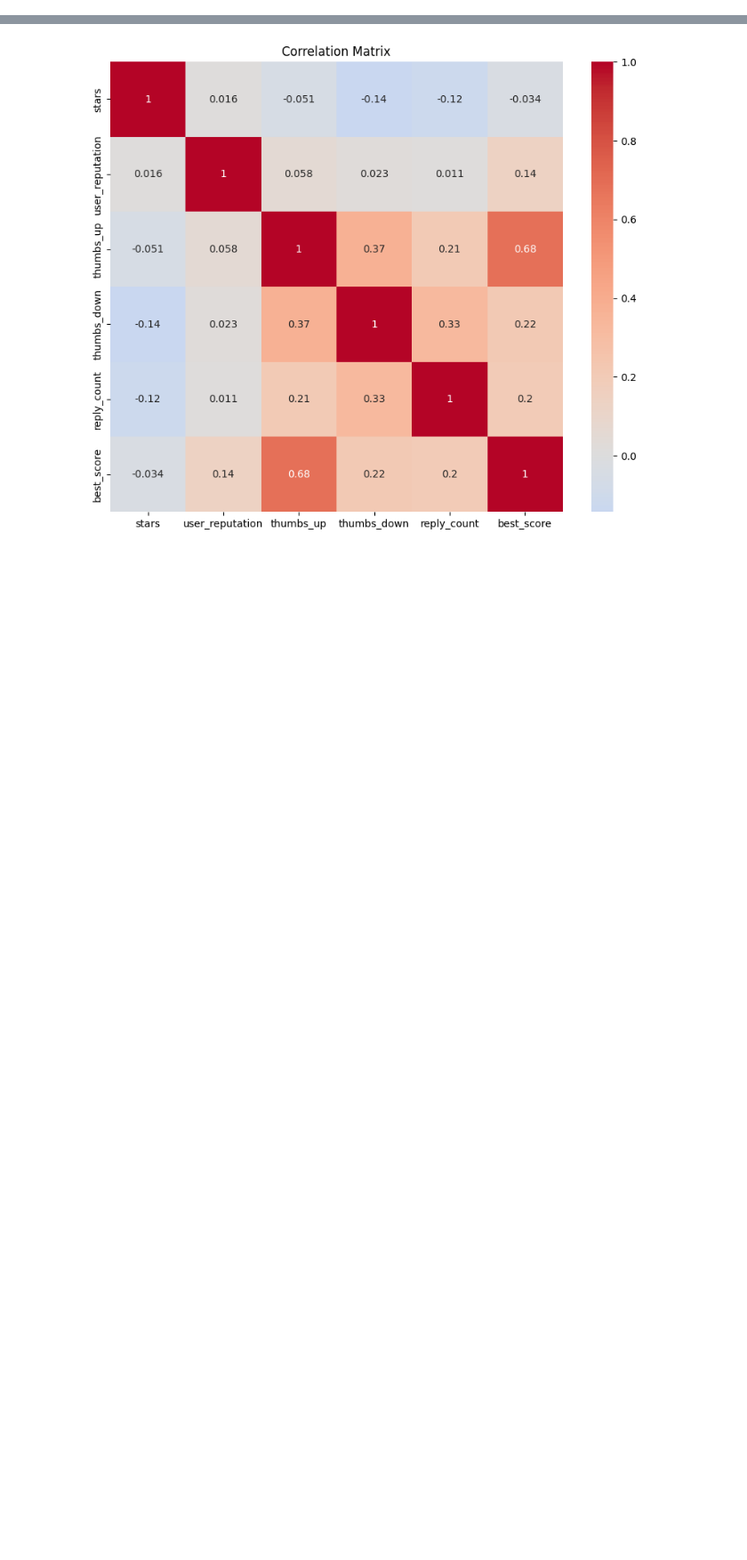
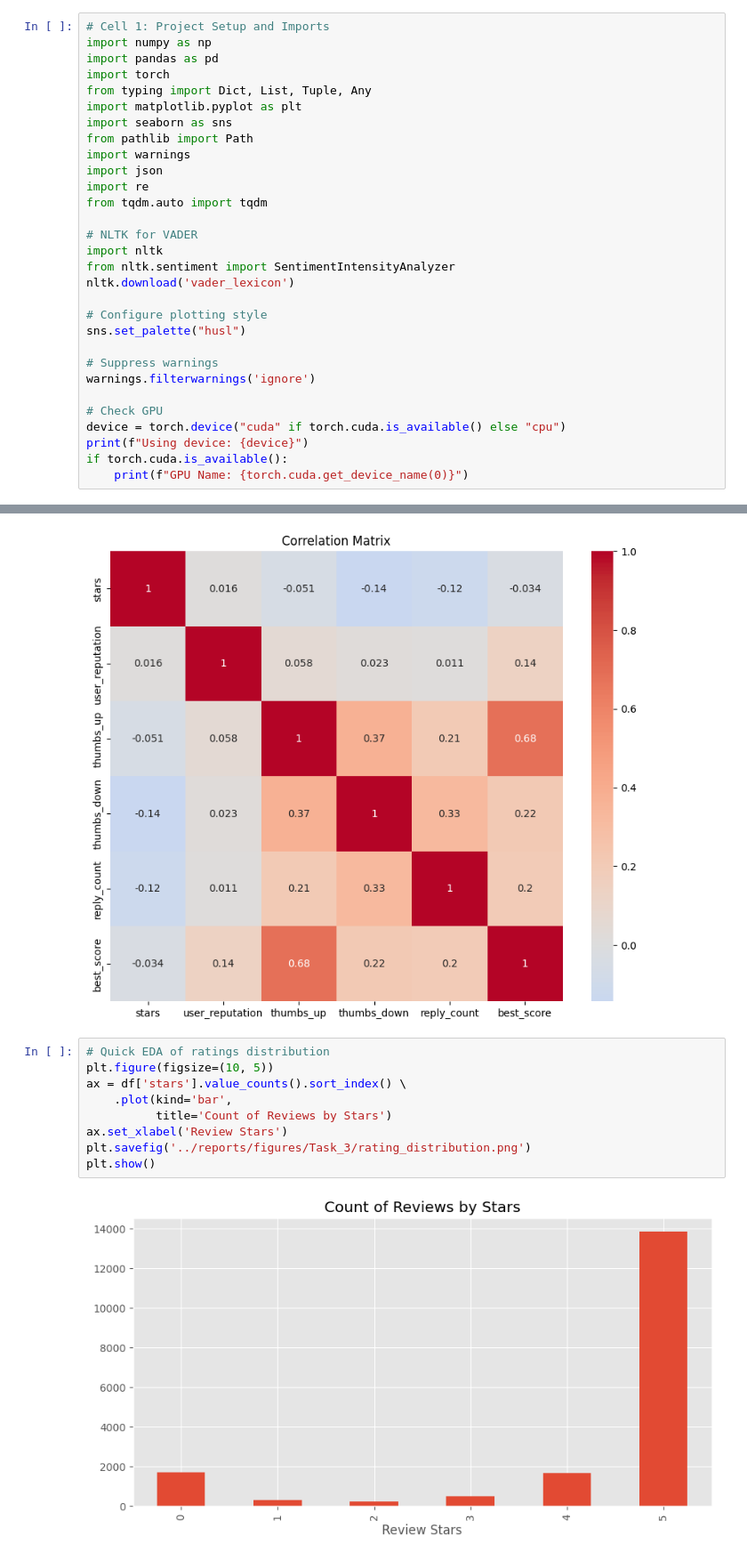
Before and after one commit to Geovannyy/Geovannyy-ML-DM-with-Python-and-Azure-ML-Studio, a Jupyter notebook: notebooks/Task_3_Sentiment_Analysis.ipynb, the cells around one changed output, grey strips where cells are left out. Shown at 89% size. Saved outputs shown, nothing was run; the diff lists cells and outputs as text; blank space fills up the shorter version.

Commit message:
Changes to task 3

```diff
--- a/notebooks/Task_3_Sentiment_Analysis.ipynb
+++ b/notebooks/Task_3_Sentiment_Analysis.ipynb
@@ -50,0 +25,30 @@ torch.manual_seed(92)
+# %%
+# Cell 1: Project Setup and Imports
+import numpy as np
+import pandas as pd
+import torch
+from typing import Dict, List, Tuple, Any
+import matplotlib.pyplot as plt
+import seaborn as sns
+from pathlib import Path
+import warnings
+import json
+import re
+from tqdm.auto import tqdm
+
+# NLTK for VADER
+import nltk
+from nltk.sentiment import SentimentIntensityAnalyzer
+nltk.download('vader_lexicon')
+
+# Configure plotting style
+sns.set_palette("husl")
+
+# Suppress warnings
+warnings.filterwarnings('ignore')
+
+# Check GPU
+device = torch.device("cuda" if torch.cuda.is_available() else "cpu")
+print(f"Using device: {device}")
+if torch.cuda.is_available():
+    print(f"GPU Name: {torch.cuda.get_device_name(0)}")
@@ -120,3 +785,14 @@ min          1.000000
 max       2742.000000
 Name: text_length, dtype: float64
 [figure]
+# %%
+# Quick EDA of ratings distribution
+plt.figure(figsize=(10, 5))
+ax = df['stars'].value_counts().sort_index() \
+    .plot(kind='bar',
+          title='Count of Reviews by Stars')
+ax.set_xlabel('Review Stars')
+plt.savefig('../reports/figures/Task_3/rating_distribution.png')
+plt.show()
+# %% [output]
+[figure, added]
```
Also changed, not shown: parts of 23 cells of this notebook, 14 other files.
